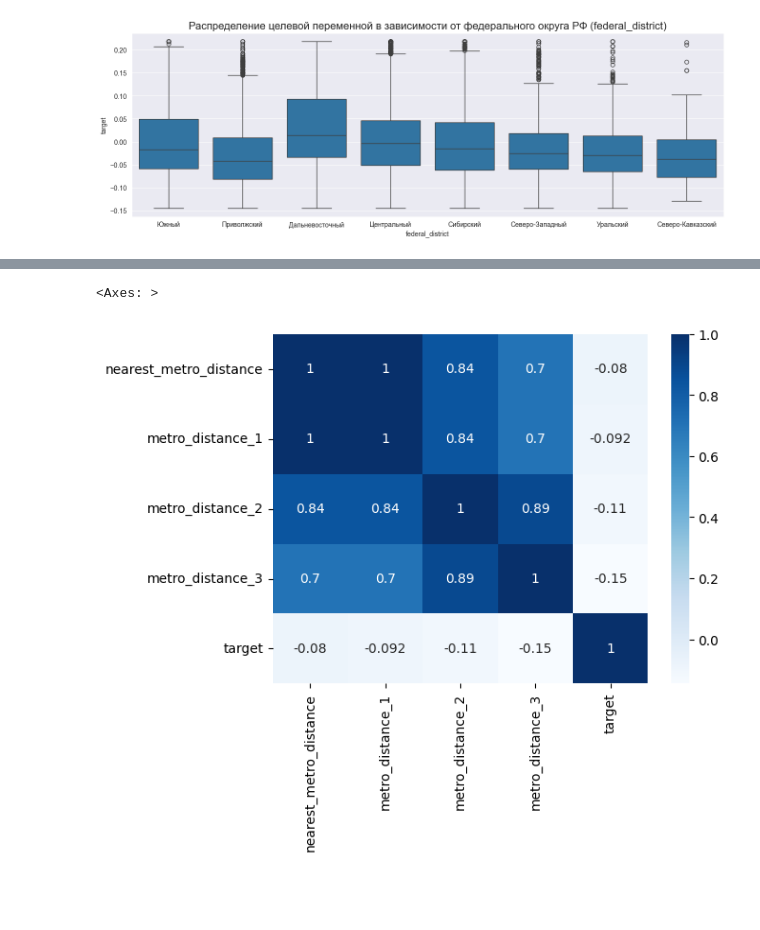
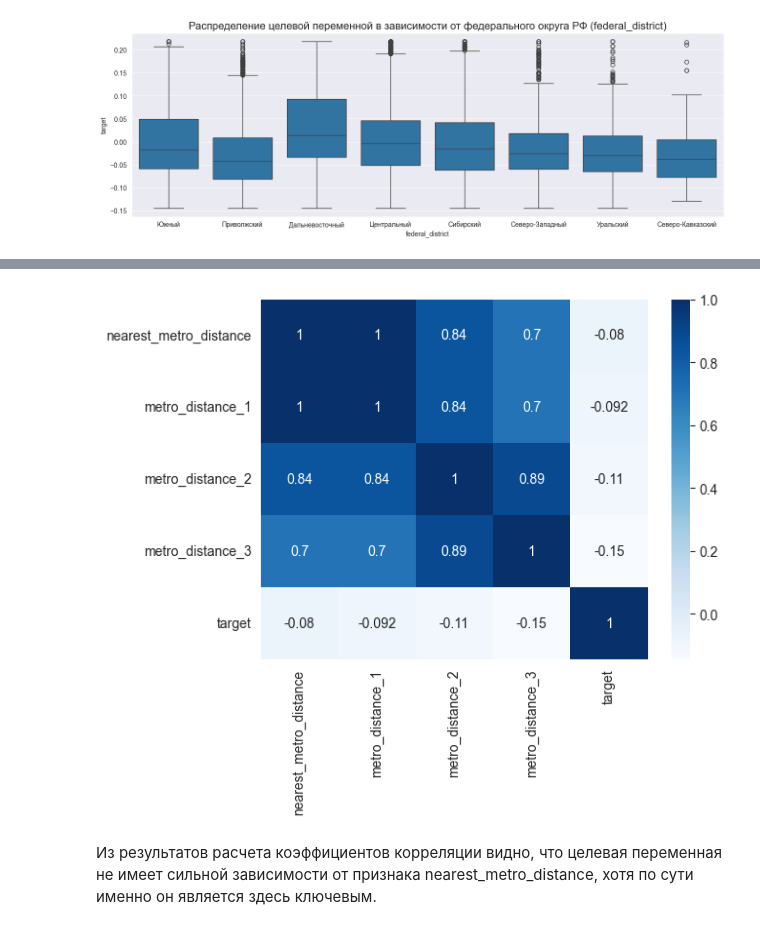
Before and after one commit to SeVlVershinin/atm-project, a Jupyter notebook: eda/eda.ipynb, the cells around one changed output, grey strips where cells are left out. Cells and saved outputs as stored; diff of their text form; code cells hidden in the pictures; blank space fills up the shorter version.

Commit message:
metro distance features description added

```diff
--- a/eda/eda.ipynb
+++ b/eda/eda.ipynb
@@ -264,13 +291,16 @@ plt.show()
 # %%
-gr3_col_list = ['nearest_metro_distance',
+gr3_numeric_col_list = [
+    'nearest_metro_distance',
      'metro_distance_1',
     'metro_distance_2',
-    'metro_distance_3', 'target']
-df3 = df[gr3_col_list]
-corr = df3.corr()
-
-import seaborn as sns
+    'metro_distance_3',
+    'target'
+]
+df4 = df[gr3_numeric_col_list]
+corr = df4.corr()
 sns.heatmap(corr, cmap="Blues", annot=True)
+plt.show()
 # %% [output]
-<Axes: >
-[figure, old version]
+[figure, new version]
+# %% [markdown]
+Из результатов расчета коэффициентов корреляции видно, что целевая переменная не имеет сильной зависимости от признака nearest_metro_distance, хотя по сути именно он является здесь ключевым.
```
Also changed, not shown: parts of 4 cells of this notebook.
